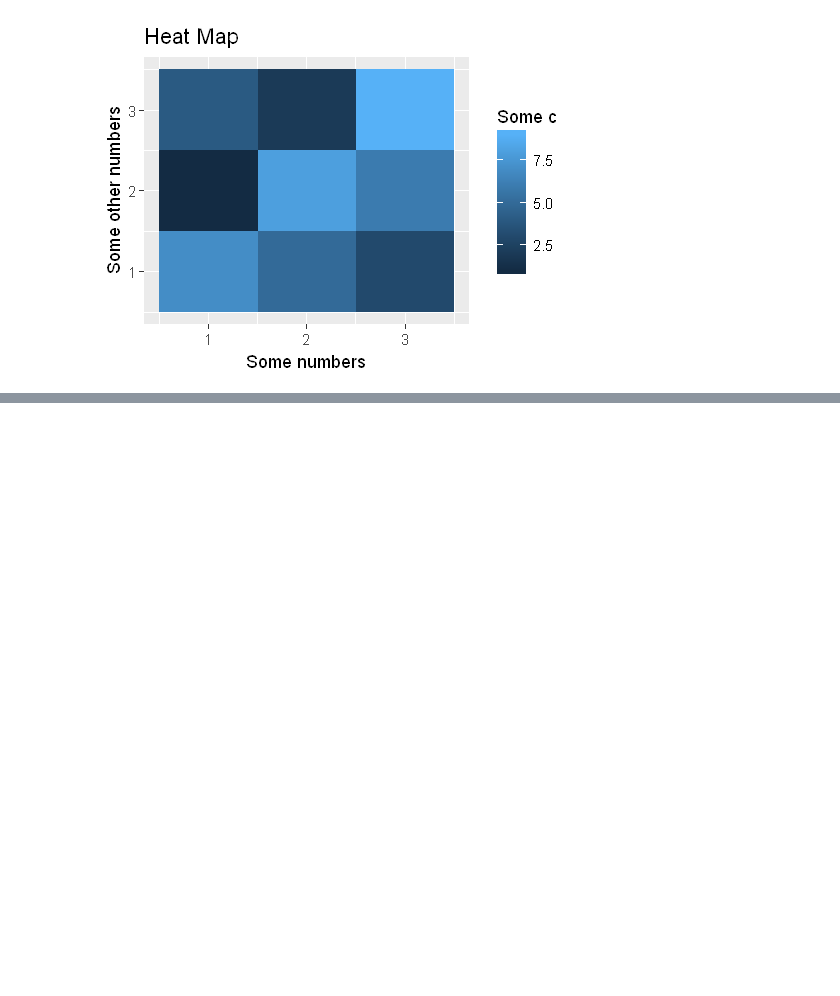
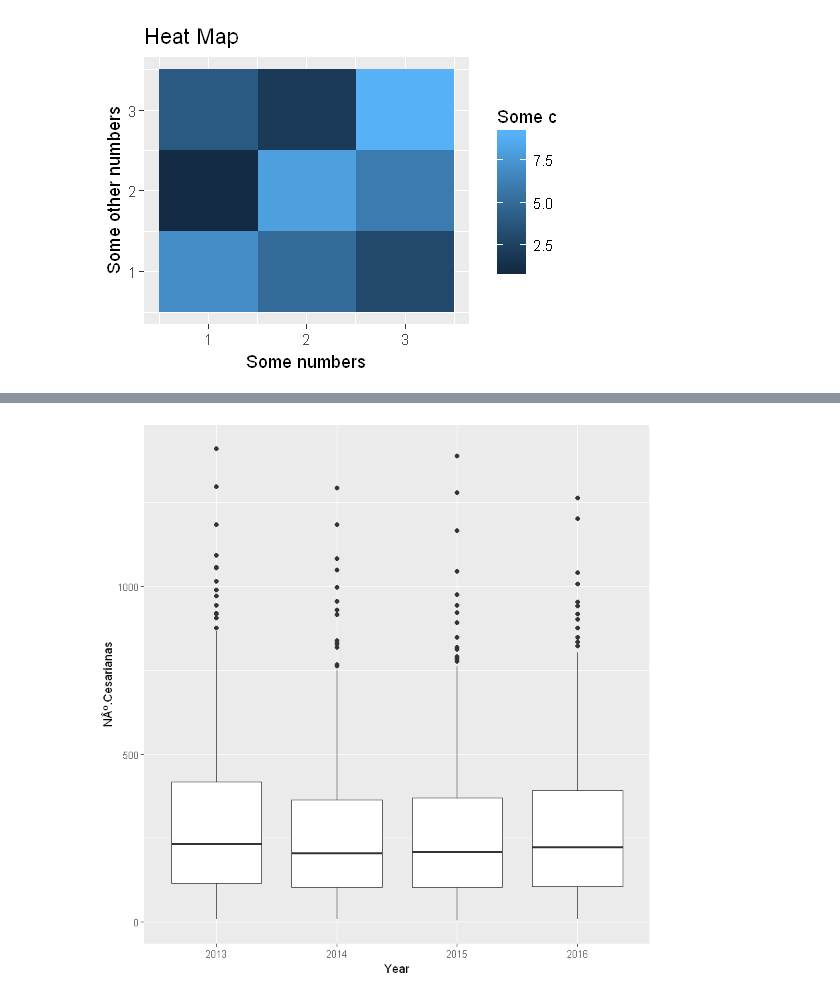
Before and after one commit to lizamc/ggplot2_workshop, a Jupyter notebook: ggplot2.ipynb, the cells around one changed output, grey strips where cells are left out. Drawn from its saved outputs; the diff is of its cells as text; code cells hidden in the pictures; blank space fills up the shorter version.

```diff
--- a/ggplot2.ipynb
+++ b/ggplot2.ipynb
@@ -634,0 +696,5 @@ ggplot(our_data, aes(a, b)) + geom_raster(aes(fill = c)) +
+# %%
+g <- ggplot(partos, aes(Year, NÂº.Cesarianas))
+g + geom_boxplot()
+# %% [output]
+[figure, added]
```
Also changed, not shown: parts of 11 cells of this notebook.
